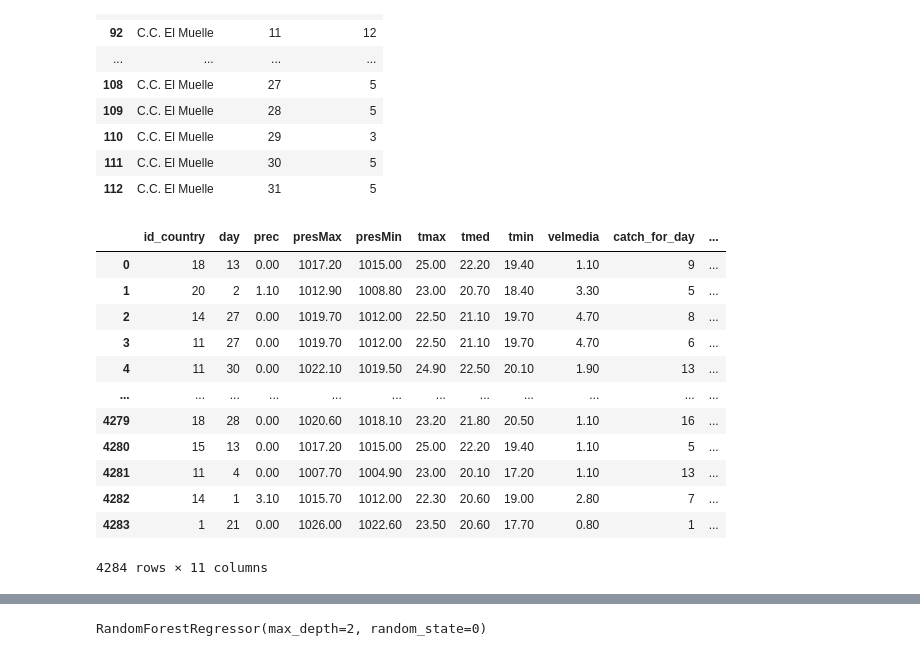
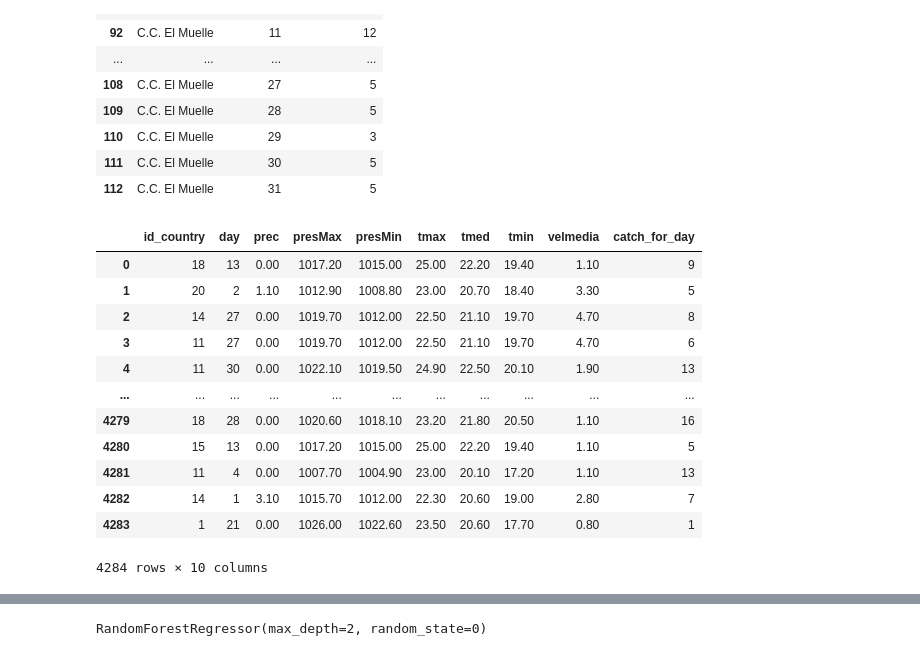
Before and after one commit to pablopuch/sagulpa_final, a Jupyter notebook: sagulpa.ipynb, the cells around one changed output, grey strips where cells are left out. Drawn from its saved outputs; the diff is of its cells as text; code cells hidden in the pictures.

```diff
--- a/sagulpa.ipynb
+++ b/sagulpa.ipynb
@@ -173,32 +153,31 @@ word[word['start_place'] == 'C.C. El Muelle']
 # %%
 # Realizar la fusión basada en la columna 'start_place' y 'start_day'
 df_final = df_final.merge(word, on=['start_place', 'start_day'], how='left')
 
-# Asignar valores numéricos correlativos a la columna 'start_place'
-df_final['id_place'] = df_final['start_place'].rank(method='dense').astype(int)
+
 
 # leiminamos la columna string de nombres de base
 df_final = df_final.drop('start_place', axis=1)
 
 # renombrar el nombre de las columnas
 df_final.rename(columns={'start_day': 'day'}, inplace=True)
 
 # mostramos el df
 df_final
 # %% [output]
-|  | id_country | day | prec | presMax | presMin | tmax | tmed | tmin | velmedia | catch_for_day | ... |
-| 0 | 18 | 13 | 0.00 | 1017.20 | 1015.00 | 25.00 | 22.20 | 19.40 | 1.10 | 9 | ... |
-| 1 | 20 | 2 | 1.10 | 1012.90 | 1008.80 | 23.00 | 20.70 | 18.40 | 3.30 | 5 | ... |
-| 2 | 14 | 27 | 0.00 | 1019.70 | 1012.00 | 22.50 | 21.10 | 19.70 | 4.70 | 8 | ... |
-| 3 | 11 | 27 | 0.00 | 1019.70 | 1012.00 | 22.50 | 21.10 | 19.70 | 4.70 | 6 | ... |
-| 4 | 11 | 30 | 0.00 | 1022.10 | 1019.50 | 24.90 | 22.50 | 20.10 | 1.90 | 13 | ... |
-| ... | ... | ... | ... | ... | ... | ... | ... | ... | ... | ... | ... |
-| 4279 | 18 | 28 | 0.00 | 1020.60 | 1018.10 | 23.20 | 21.80 | 20.50 | 1.10 | 16 | ... |
-| 4280 | 15 | 13 | 0.00 | 1017.20 | 1015.00 | 25.00 | 22.20 | 19.40 | 1.10 | 5 | ... |
-| 4281 | 11 | 4 | 0.00 | 1007.70 | 1004.90 | 23.00 | 20.10 | 17.20 | 1.10 | 13 | ... |
-| 4282 | 14 | 1 | 3.10 | 1015.70 | 1012.00 | 22.30 | 20.60 | 19.00 | 2.80 | 7 | ... |
-| 4283 | 1 | 21 | 0.00 | 1026.00 | 1022.60 | 23.50 | 20.60 | 17.70 | 0.80 | 1 | ... |
+|  | id_country | day | prec | presMax | presMin | tmax | tmed | tmin | velmedia | catch_for_day |
+| 0 | 18 | 13 | 0.00 | 1017.20 | 1015.00 | 25.00 | 22.20 | 19.40 | 1.10 | 9 |
+| 1 | 20 | 2 | 1.10 | 1012.90 | 1008.80 | 23.00 | 20.70 | 18.40 | 3.30 | 5 |
+| 2 | 14 | 27 | 0.00 | 1019.70 | 1012.00 | 22.50 | 21.10 | 19.70 | 4.70 | 8 |
+| 3 | 11 | 27 | 0.00 | 1019.70 | 1012.00 | 22.50 | 21.10 | 19.70 | 4.70 | 6 |
+| 4 | 11 | 30 | 0.00 | 1022.10 | 1019.50 | 24.90 | 22.50 | 20.10 | 1.90 | 13 |
+| ... | ... | ... | ... | ... | ... | ... | ... | ... | ... | ... |
+| 4279 | 18 | 28 | 0.00 | 1020.60 | 1018.10 | 23.20 | 21.80 | 20.50 | 1.10 | 16 |
+| 4280 | 15 | 13 | 0.00 | 1017.20 | 1015.00 | 25.00 | 22.20 | 19.40 | 1.10 | 5 |
+| 4281 | 11 | 4 | 0.00 | 1007.70 | 1004.90 | 23.00 | 20.10 | 17.20 | 1.10 | 13 |
+| 4282 | 14 | 1 | 3.10 | 1015.70 | 1012.00 | 22.30 | 20.60 | 19.00 | 2.80 | 7 |
+| 4283 | 1 | 21 | 0.00 | 1026.00 | 1022.60 | 23.50 | 20.60 | 17.70 | 0.80 | 1 |
-4284 rows × 11 columns
+4284 rows × 10 columns
 # %%
 fig, ax = plt.subplots(nrows=1, ncols=1, figsize=(10, 5))
 sns.heatmap(df_final.corr(), annot=True)
```
Also changed, not shown: parts of 14 cells of this notebook.
